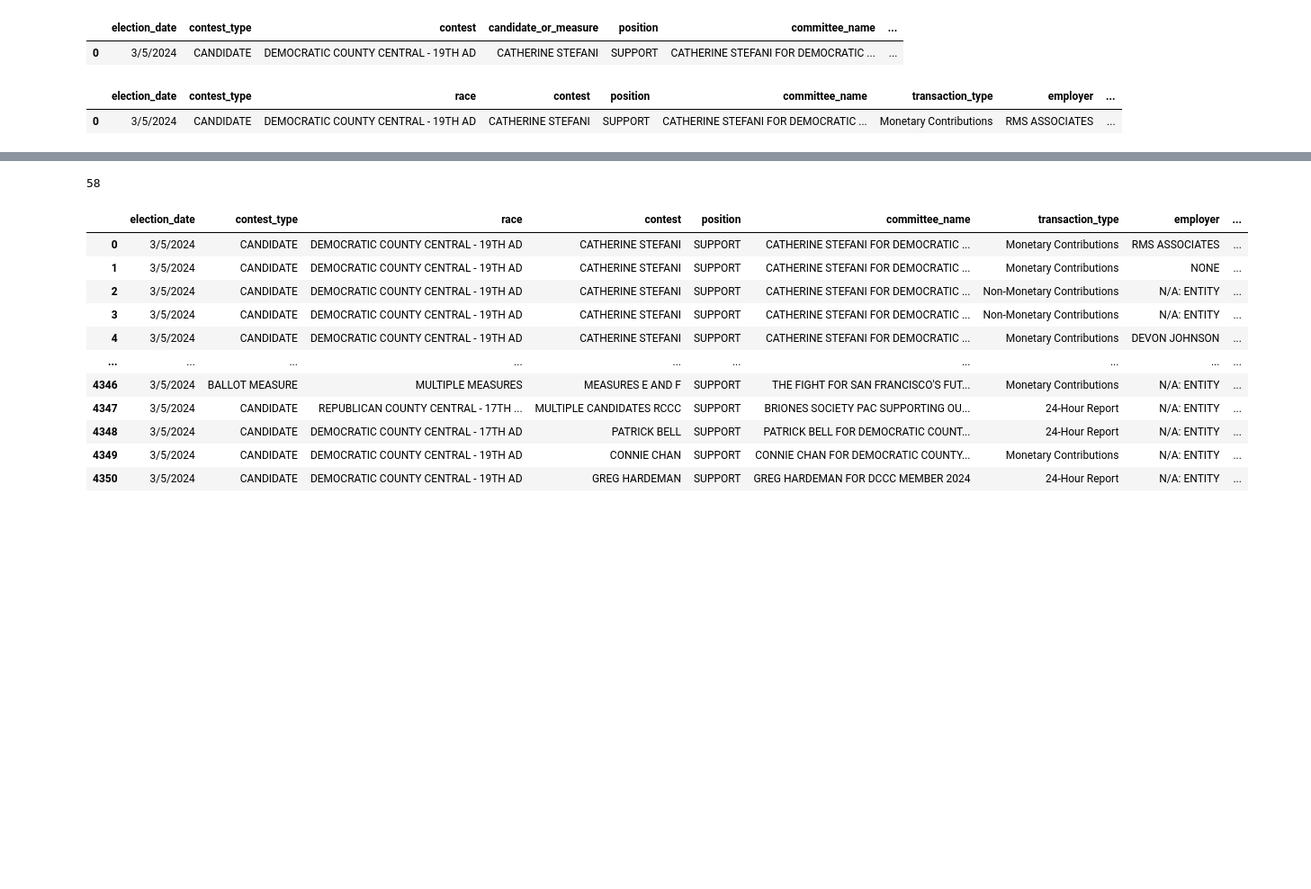
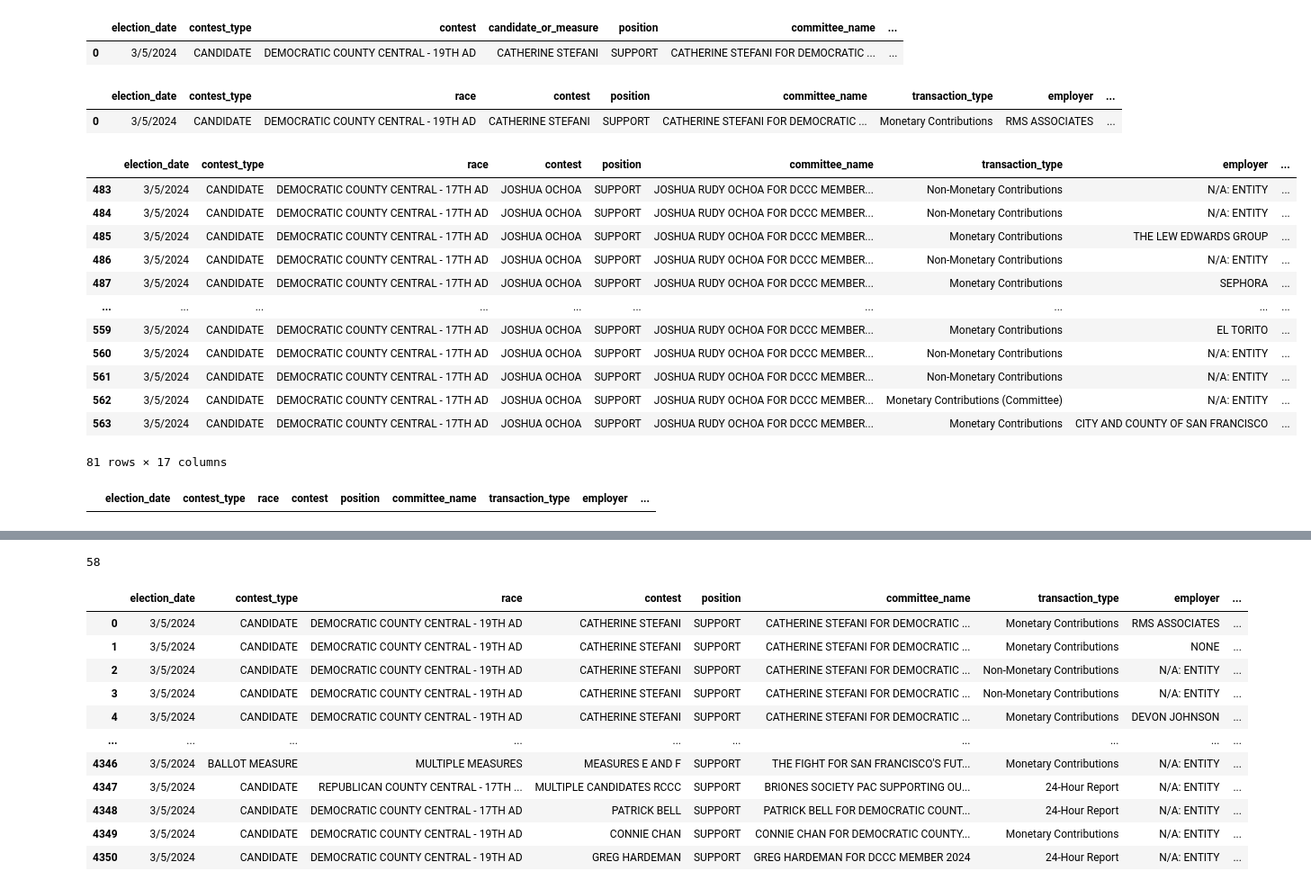
Before and after one commit to MissionLocal/interactives, a Jupyter notebook: data/2024-march-election-dashboard/clean.ipynb, the cells around one changed output, grey strips where cells are left out. Shown at 90% size. Cells and saved outputs as stored; diff of their text form; code cells hidden in the pictures; blank space fills up the shorter version.

```diff
--- a/data/2024-march-election-dashboard/clean.ipynb
+++ b/data/2024-march-election-dashboard/clean.ipynb
@@ -52,6 +52,26 @@ conditions = {
     'ILLEGAL SUBSTANCE DEPENDENCE SCREENING AND TREATMENT FOR RECIPIENTS OF PUBLIC ASSISTANCE': 'Proposition F',
     'OFFERING ALGEBRA 1 TO EIGHTH GRADERS': 'Proposition G'
 }
+# %%
+df[df['contest'] == 'JOSHUA OCHOA']
+# %% [output]
+|  | election_date | contest_type | race | contest | position | committee_name | transaction_type | employer | ... |
+| 483 | 3/5/2024 | CANDIDATE | DEMOCRATIC COUNTY CENTRAL - 17TH AD | JOSHUA OCHOA | SUPPORT | JOSHUA RUDY OCHOA FOR DCCC MEMBER... | Non-Monetary Contributions | N/A: ENTITY | ... |
+| 484 | 3/5/2024 | CANDIDATE | DEMOCRATIC COUNTY CENTRAL - 17TH AD | JOSHUA OCHOA | SUPPORT | JOSHUA RUDY OCHOA FOR DCCC MEMBER... | Non-Monetary Contributions | N/A: ENTITY | ... |
+| 485 | 3/5/2024 | CANDIDATE | DEMOCRATIC COUNTY CENTRAL - 17TH AD | JOSHUA OCHOA | SUPPORT | JOSHUA RUDY OCHOA FOR DCCC MEMBER... | Monetary Contributions | THE LEW EDWARDS GROUP | ... |
+| 486 | 3/5/2024 | CANDIDATE | DEMOCRATIC COUNTY CENTRAL - 17TH AD | JOSHUA OCHOA | SUPPORT | JOSHUA RUDY OCHOA FOR DCCC MEMBER... | Non-Monetary Contributions | N/A: ENTITY | ... |
+| 487 | 3/5/2024 | CANDIDATE | DEMOCRATIC COUNTY CENTRAL - 17TH AD | JOSHUA OCHOA | SUPPORT | JOSHUA RUDY OCHOA FOR DCCC MEMBER... | Monetary Contributions | SEPHORA | ... |
+| ... | ... | ... | ... | ... | ... | ... | ... | ... | ... |
+| 559 | 3/5/2024 | CANDIDATE | DEMOCRATIC COUNTY CENTRAL - 17TH AD | JOSHUA OCHOA | SUPPORT | JOSHUA RUDY OCHOA FOR DCCC MEMBER... | Monetary Contributions | EL TORITO | ... |
+| 560 | 3/5/2024 | CANDIDATE | DEMOCRATIC COUNTY CENTRAL - 17TH AD | JOSHUA OCHOA | SUPPORT | JOSHUA RUDY OCHOA FOR DCCC MEMBER... | Non-Monetary Contributions | N/A: ENTITY | ... |
+| 561 | 3/5/2024 | CANDIDATE | DEMOCRATIC COUNTY CENTRAL - 17TH AD | JOSHUA OCHOA | SUPPORT | JOSHUA RUDY OCHOA FOR DCCC MEMBER... | Non-Monetary Contributions | N/A: ENTITY | ... |
+| 562 | 3/5/2024 | CANDIDATE | DEMOCRATIC COUNTY CENTRAL - 17TH AD | JOSHUA OCHOA | SUPPORT | JOSHUA RUDY OCHOA FOR DCCC MEMBER... | Monetary Contributions (Committee) | N/A: ENTITY | ... |
+| 563 | 3/5/2024 | CANDIDATE | DEMOCRATIC COUNTY CENTRAL - 17TH AD | JOSHUA OCHOA | SUPPORT | JOSHUA RUDY OCHOA FOR DCCC MEMBER... | Monetary Contributions | CITY AND COUNTY OF SAN FRANCISCO | ... |
+81 rows × 17 columns
+# %%
+df[df['contest'] == 'RUDY OCHOA']
+# %% [output]
+|  | election_date | contest_type | race | contest | position | committee_name | transaction_type | employer | ... |
 # %%
 # in contest replace Joshua Ochoa or Rudy Ochan with Joshua Rudy Ochoa
 
```
Also changed, not shown: parts of 4 cells of this notebook, 2 other files.
